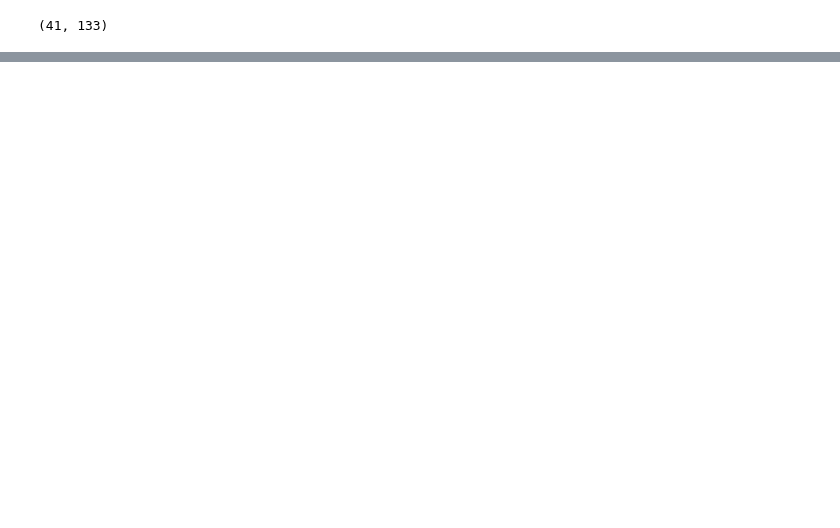
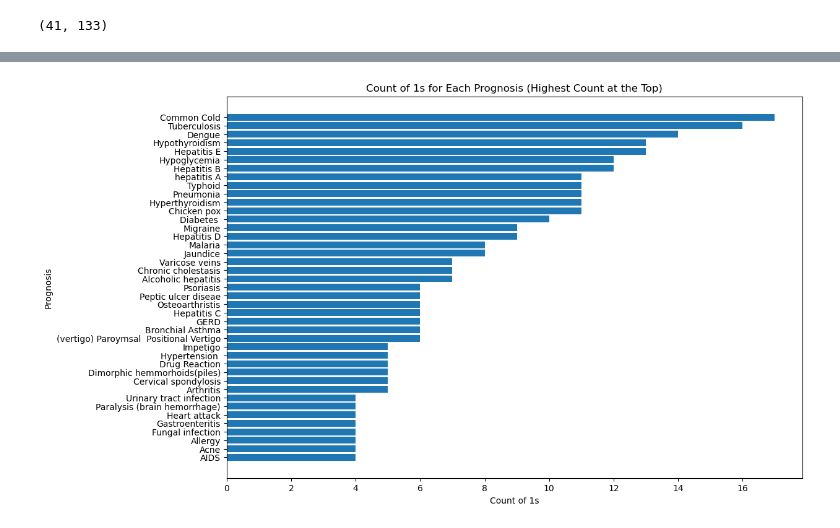
Before and after one commit to disease-outbreak/disease-outbreak, a Jupyter notebook: Adam/adam_scratch.ipynb, the cells around one changed output, grey strips where cells are left out. Cells and saved outputs as stored; diff of their text form; code cells hidden in the pictures; blank space fills up the shorter version.

```diff
--- a/Adam/adam_scratch.ipynb
+++ b/Adam/adam_scratch.ipynb
@@ -120,0 +30,6 @@ predicted_prognosis
+# %%
+# Sort the DataFrame by the 'prognosis' column in alphabetical order
+df.sort_values(by='prognosis', inplace=True)
+
+# Reset the index
+df.reset_index(drop=True, inplace=True)
@@ -120,0 +48,2 @@ predicted_prognosis
+# %%
+df = df_sorted
@@ -120,0 +110,9 @@ predicted_prognosis
+# %%
+# Count the number of 1 values in all columns (except "prognosis") of the DataFrame
+ones_count = df.iloc[:, :-1].eq(1).sum()
+
+# Sort the counts in descending order
+ones_count_sorted = ones_count.sort_values(ascending=False)
+
+# Display the sorted counts
+ones_count_sorted.head(44)
@@ -120,0 +137,30 @@ predicted_prognosis
+# %%
+import pandas as pd
+import matplotlib.pyplot as plt
+
+# Assuming you have already loaded your DataFrame, df
+
+# Get the unique values in the 'prognosis' column
+unique_prognosis_values = df['prognosis'].unique()
+
+# Initialize a dictionary to store the count of 1s for each prognosis
+count_dict = {}
+
+# Count the 1s for each unique value in the 'prognosis' column
+for value in unique_prognosis_values:
+    filtered_df = df[df['prognosis'] == value]
+    ones_count = filtered_df.iloc[:, :-1].sum().sum()
+    count_dict[value] = ones_count
+
+# Sort the count_dict by values in descending order
+sorted_count_dict = {k: v for k, v in sorted(count_dict.items(), key=lambda item: item[1], reverse=False)}
+
+# Create a horizontal bar graph
+plt.figure(figsize=(12, 8))
+plt.barh(list(sorted_count_dict.keys()), list(sorted_count_dict.values()))
+plt.xlabel('Count of 1s')
+plt.ylabel('Prognosis')
+plt.title('Count of 1s for Each Prognosis (Highest Count at the Top)')
+plt.show()
+# %% [output]
+[figure, added]
```
Also changed, not shown: parts of 14 cells of this notebook.
